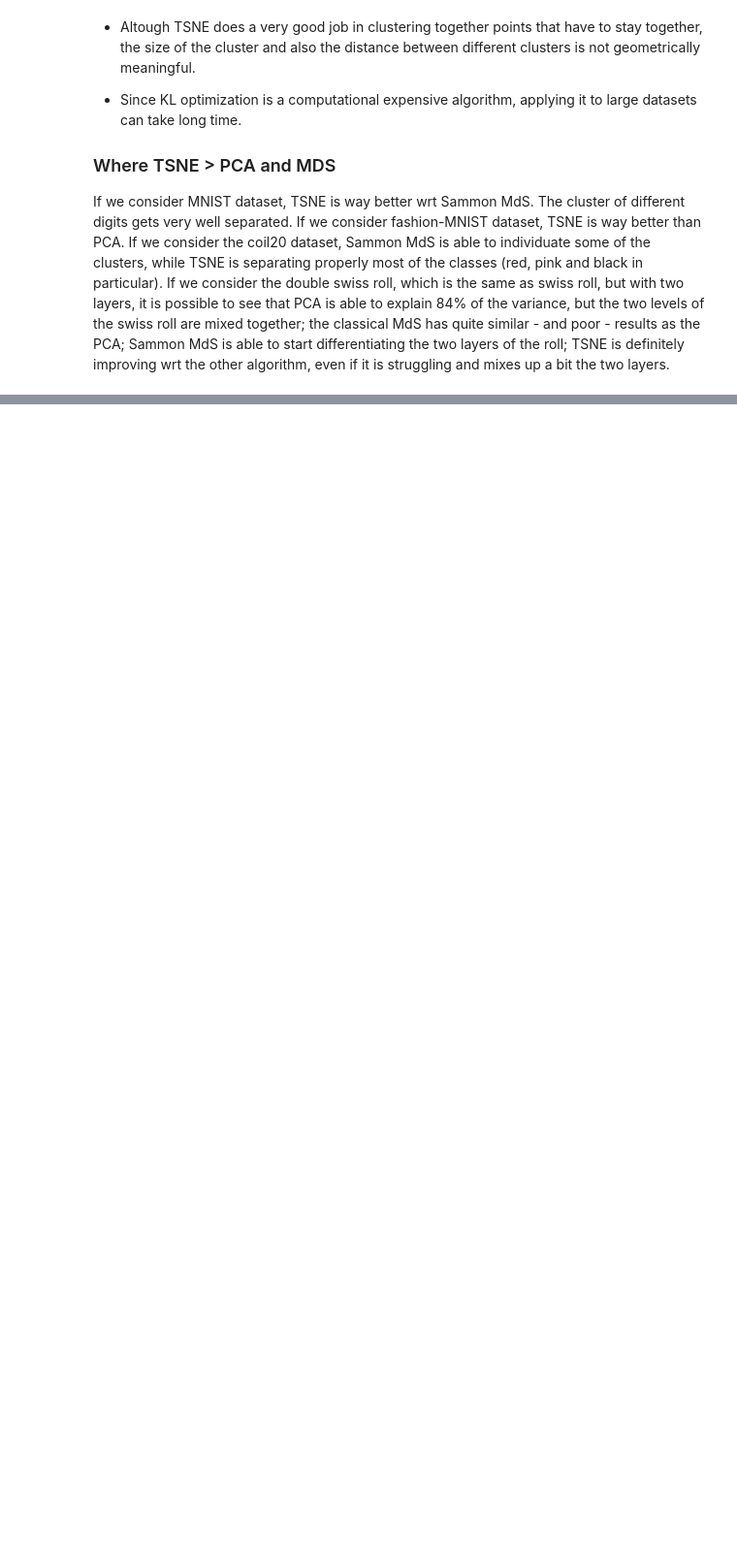
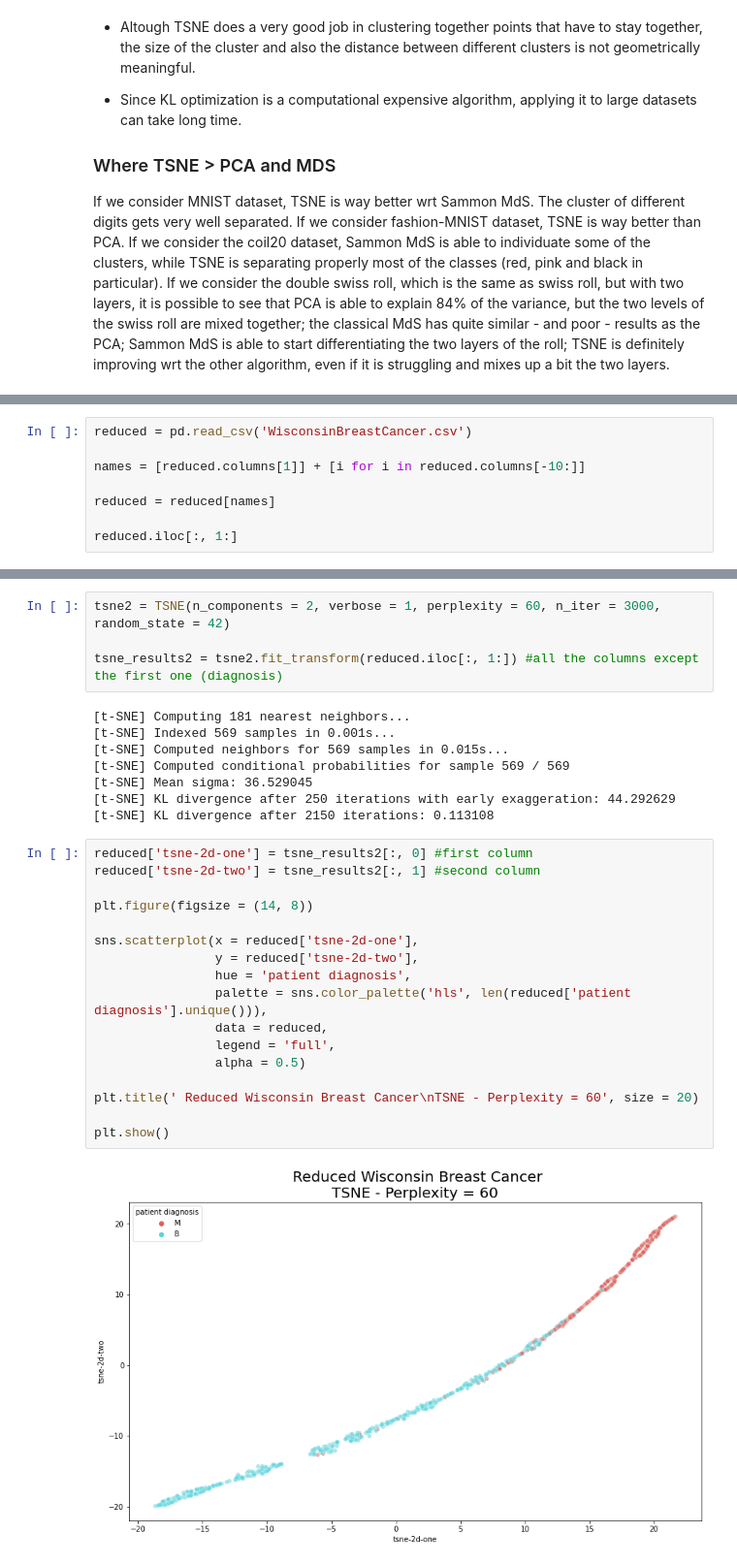
Before and after one commit to leoventuroso/data-viz, a Jupyter notebook: Dimensionality Reduction.ipynb, the cells around one changed output, grey strips where cells are left out. Shown at 97% size. Saved outputs shown, nothing was run; the diff lists cells and outputs as text; blank space fills up the shorter version.

```diff
--- a/Dimensionality Reduction.ipynb
+++ b/Dimensionality Reduction.ipynb
@@ -365,0 +473,8 @@ If we consider the double swiss roll, which is the same as swiss roll, but with
+# %%
+reduced = pd.read_csv('WisconsinBreastCancer.csv')
+
+names = [reduced.columns[1]] + [i for i in reduced.columns[-10:]]
+
+reduced = reduced[names]
+
+reduced.iloc[:, 1:]
@@ -365,0 +495,31 @@ If we consider the double swiss roll, which is the same as swiss roll, but with
+# %%
+tsne2 = TSNE(n_components = 2, verbose = 1, perplexity = 60, n_iter = 3000, random_state = 42)
+
+tsne_results2 = tsne2.fit_transform(reduced.iloc[:, 1:]) #all the columns except the first one (diagnosis)
+# %% [output]
+[t-SNE] Computing 181 nearest neighbors...
+[t-SNE] Indexed 569 samples in 0.001s...
+[t-SNE] Computed neighbors for 569 samples in 0.015s...
+[t-SNE] Computed conditional probabilities for sample 569 / 569
+[t-SNE] Mean sigma: 36.529045
+[t-SNE] KL divergence after 250 iterations with early exaggeration: 44.292629
+[t-SNE] KL divergence after 2150 iterations: 0.113108
+# %%
+reduced['tsne-2d-one'] = tsne_results2[:, 0] #first column
+reduced['tsne-2d-two'] = tsne_results2[:, 1] #second column
+
+plt.figure(figsize = (14, 8))
+
+sns.scatterplot(x = reduced['tsne-2d-one'],
+                y = reduced['tsne-2d-two'],
+                hue = 'patient diagnosis',
+                palette = sns.color_palette('hls', len(reduced['patient diagnosis'].unique())),
+                data = reduced,
+                legend = 'full',
+                alpha = 0.5)
+
+plt.title(' Reduced Wisconsin Breast Cancer\nTSNE - Perplexity = 60', size = 20)
+
+plt.show()
+# %% [output]
+[figure, added]
```
Also changed, not shown: parts of 27 cells of this notebook, 2 other files.
